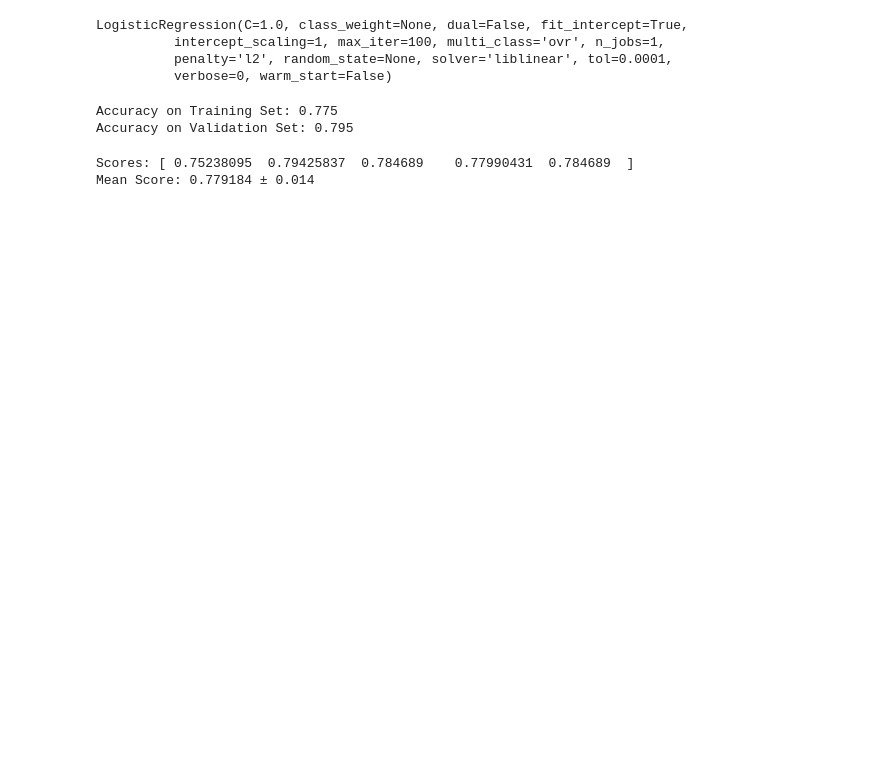
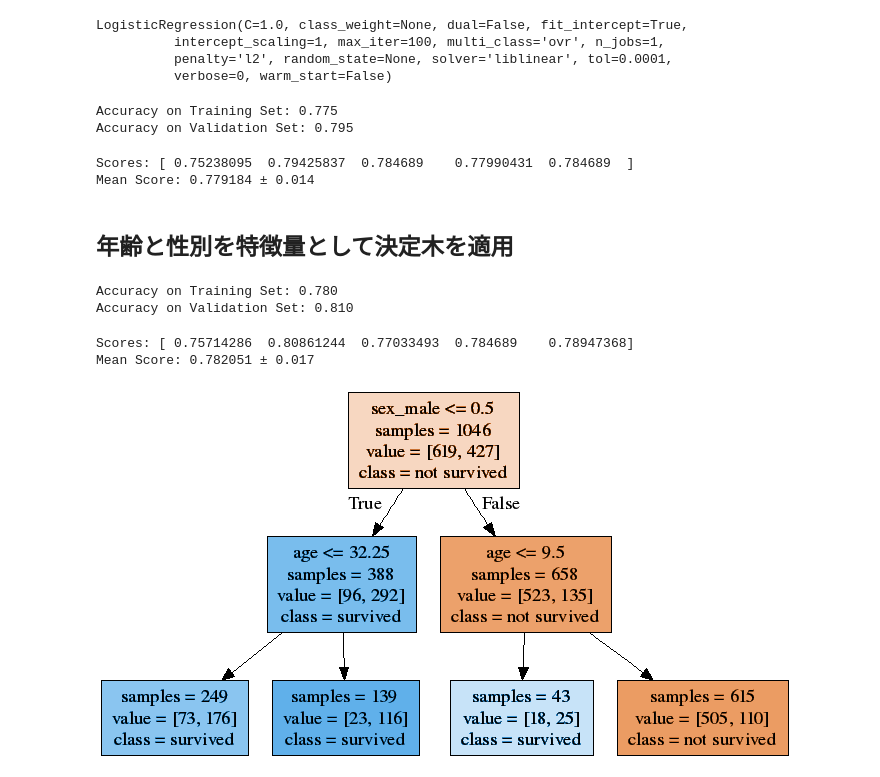
Before and after one commit to enakai00/jupyter_ml4se_commentary, a Jupyter notebook: Solutions/Titanic Example.ipynb, the cells around one changed output. Cells and saved outputs as stored; diff of their text form; code cells hidden in the pictures; blank space fills up the shorter version.

```diff
--- a/Solutions/Titanic Example.ipynb
+++ b/Solutions/Titanic Example.ipynb
@@ -137,9 +156,9 @@ from sklearn.metrics import accuracy_score
 from sklearn.tree import DecisionTreeClassifier, export_graphviz
 # %%
 tmp = data[['age', 'sex', 'survived']].dropna()
-X = tmp[['age', 'sex']]
+X_ = tmp[['age', 'sex']]
 y = tmp['survived']
-X.head()
+X_.head()
 # %% [output]
 |  | age | sex |
 | 0 | 29.00 | female |
@@ -160,0 +169,3 @@ X.head()
+# %%
+X = pd.get_dummies(X_)
+X.head()
@@ -176,15 +198,46 @@ print 'Accuracy on Validation Set: %.3f' % accuracy_score(y_val, y_val_pred)
 Accuracy on Training Set: 0.775
 Accuracy on Validation Set: 0.795
 # %%
-def cross_val(clf, X, y, K, random_state=0):
-    cv = KFold(len(y), K, shuffle=True, random_state=random_state)
-    scores = cross_val_score(clf, X, y, cv=cv)
-    return scores
+clf = LogisticRegression()
+cv = KFold(5, shuffle=True, random_state=0).split(X)
+scores = cross_val_score(clf, X, y, cv=cv)
+
+print 'Scores:', scores
+print 'Mean Score: %f ± %.3f' % (scores.mean(), scores.std())
+# %% [output]
+Scores: [ 0.75238095  0.79425837  0.784689    0.77990431  0.784689  ]
+Mean Score: 0.779184 ± 0.014
+# %% [markdown]
+## 年齢と性別を特徴量として決定木を適用
+# %%
+X_train, X_val, y_train, y_val = train_test_split(X, y, train_size=0.8, random_state=1)
+clf = DecisionTreeClassifier(criterion='entropy', max_depth=2, min_samples_leaf=2)
+clf.fit(X_train, y_train)
+
+y_train_pred = clf.predict(X_train)
+y_val_pred = clf.predict(X_val)
+print 'Accuracy on Training Set: %.3f' % accuracy_score(y_train, y_train_pred)
+print 'Accuracy on Validation Set: %.3f' % accuracy_score(y_val, y_val_pred)
+# %% [output]
+Accuracy on Training Set: 0.780
+Accuracy on Validation Set: 0.810
 # %%
-clf = LogisticRegression()
-scores = cross_val(clf, X, y, 5)
+clf = DecisionTreeClassifier(criterion='entropy', max_depth=2, min_samples_leaf=2)
+cv = KFold(5, shuffle=True, random_state=0).split(X)
+scores = cross_val_score(clf, X, y, cv=cv)
+
 print 'Scores:', scores
 print 'Mean Score: %f ± %.3f' % (scores.mean(), scores.std())
 # %% [output]
-Scores: [ 0.75238095  0.79425837  0.784689    0.77990431  0.784689  ]
-Mean Score: 0.779184 ± 0.014
+Scores: [ 0.75714286  0.80861244  0.77033493  0.784689    0.78947368]
+Mean Score: 0.782051 ± 0.017
+# %%
+clf.fit(X, y)
+export_graphviz(clf, out_file='tree.dot',
+                feature_names=X.columns,
+                class_names=['not survived', 'survived'],
+                impurity=False, filled=True)
+!dot -Tpng tree.dot -o tree.png
+Image.open("tree.png")
+# %% [output]
+[figure, added]
```
Also changed, not shown: parts of 14 cells of this notebook.
